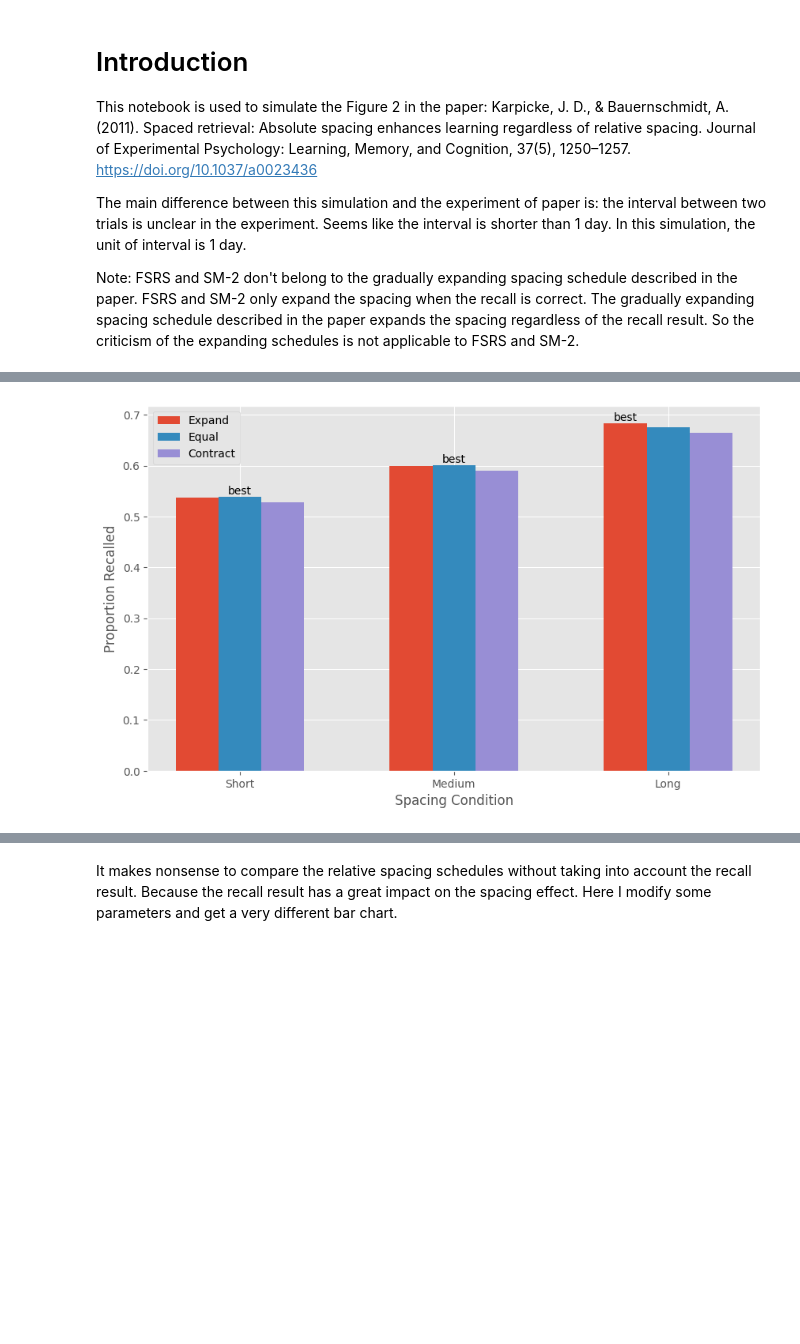
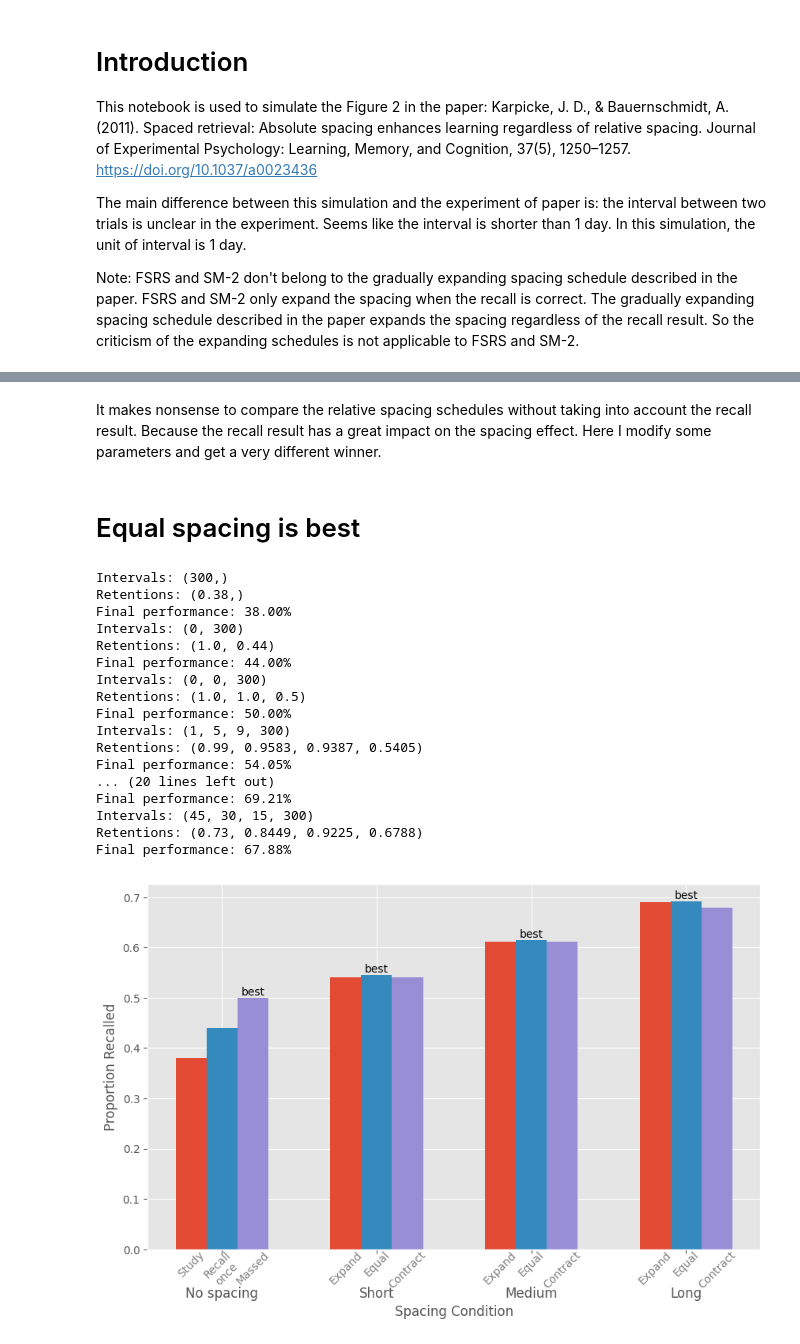
Before and after one commit to open-spaced-repetition/expanding-vs-uniform, a Jupyter notebook: notebook.ipynb, the cells around one changed output, grey strips where cells are left out. Cells and saved outputs as stored; diff of their text form; code cells hidden in the pictures; blank space fills up the shorter version.

```diff
--- a/notebook.ipynb
+++ b/notebook.ipynb
@@ -118,44 +149,30 @@ Final performance: 66.48%
-# %%
-import numpy as np
-import matplotlib.pyplot as plt
-
-plt.style.use("ggplot")
-
-
-def bar_chat(results, save=False):
-    groups = ["Short", "Medium", "Long"]
-    subgroups = ["Expand", "Equal", "Contract"]
-    values = np.array(results)
-
-    plt.figure(figsize=(10, 6))
-
-    bar_width = 0.2
-
-    group_pos = np.arange(len(groups))
-
-    for i, subgroup in enumerate(subgroups):
-        bars = plt.bar(group_pos + i * bar_width, values[:, i], width=bar_width, label=subgroup)
-
-        # 为每个主组中的最大值添加标记
-        for j, bar in enumerate(bars):
-            if values[j, i] == max(values[j]):
-                plt.text(bar.get_x() + bar.get_width() / 2, bar.get_height(), f'best',
-                        ha='center', va='bottom')
-    plt.legend()
-    plt.xticks(group_pos + bar_width, groups)
-    plt.xlabel("Spacing Condition")
-    plt.ylabel("Proportion Recalled")
-    if save:
-        plt.savefig("simulated.jpg")
-    plt.show()
-
-
-bar_chat(results, True)
-# %% [output]
-[figure, removed]
 # %% [markdown]
 The original figure 2 in the paper:
 
 ![img](original.jpg)
 # %% [markdown]
-It makes nonsense to compare the relative spacing schedules without taking into account the recall result. Because the recall result has a great impact on the spacing effect. Here I modify some parameters and get a very different bar chart.
+It makes nonsense to compare the relative spacing schedules without taking into account the recall result. Because the recall result has a great impact on the spacing effect. Here I modify some parameters and get a very different winner.
+# %% [markdown]
+# Equal spacing is best
+# %%
+results = simulate(test_interval=300)
+bar_chat(results, True)
+# %% [output]
+Intervals: (300,)
+Retentions: (0.38,)
+Final performance: 38.00%
+Intervals: (0, 300)
+Retentions: (1.0, 0.44)
+Final performance: 44.00%
+Intervals: (0, 0, 300)
+Retentions: (1.0, 1.0, 0.5)
+Final performance: 50.00%
+Intervals: (1, 5, 9, 300)
+Retentions: (0.99, 0.9583, 0.9387, 0.5405)
+Final performance: 54.05%
+... (20 lines left out)
+Final performance: 69.21%
+Intervals: (45, 30, 15, 300)
+Retentions: (0.73, 0.8449, 0.9225, 0.6788)
+Final performance: 67.88%
+[figure, added]
```
Also changed, not shown: parts of 5 cells of this notebook, 1 other file.
